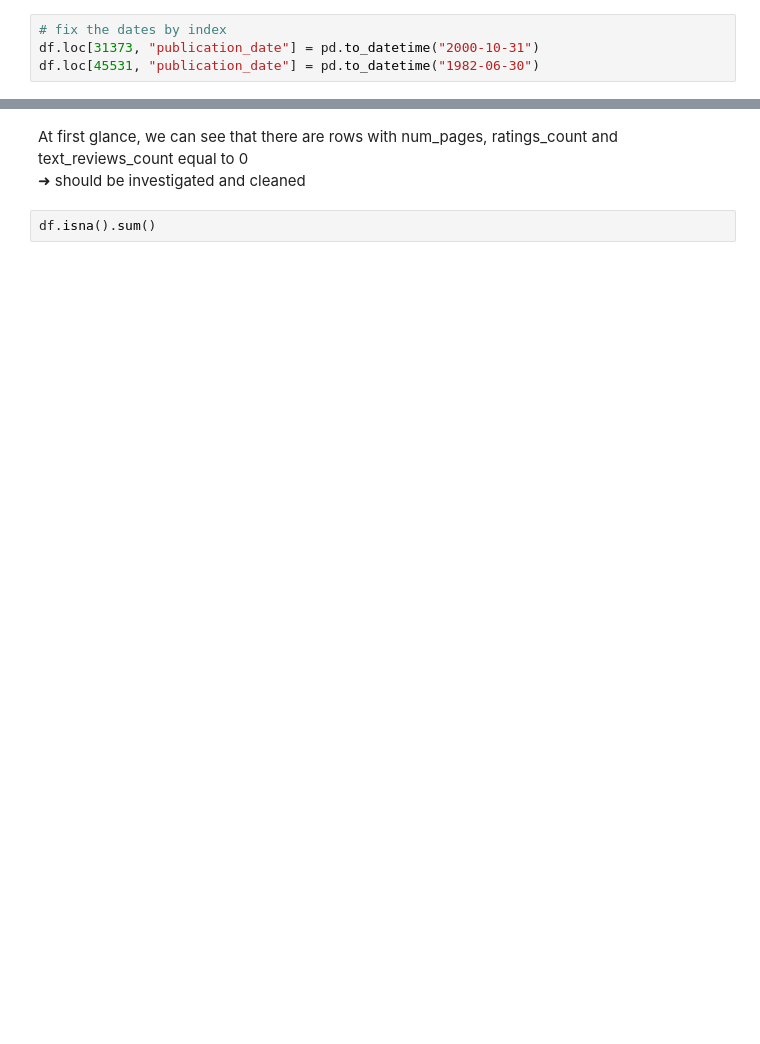
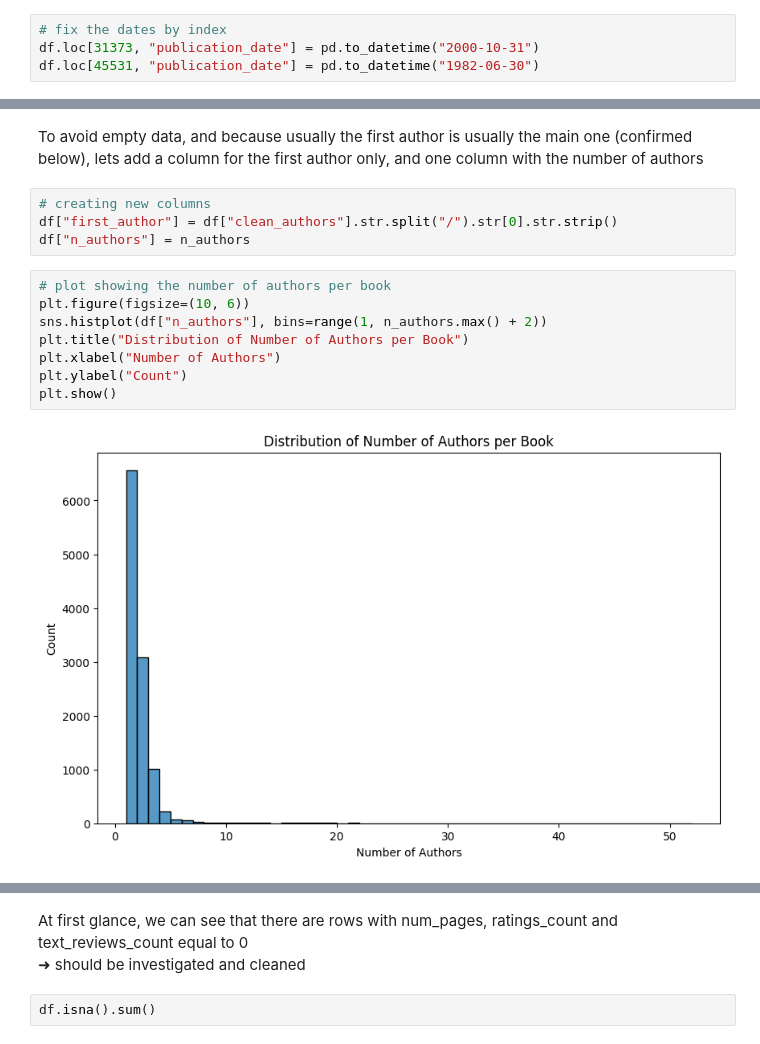
Before and after one commit to hyougo/Goodreads_Ratings_ML, a Jupyter notebook: notebooks/book_rating_pipeline_hugo.ipynb, the cells around one changed output, grey strips where cells are left out. Cells and saved outputs as stored; diff of their text form; blank space fills up the shorter version.

Commit message:
[Hugo] EDA & Cleaning - Notebook

```diff
--- a/notebooks/book_rating_pipeline_hugo.ipynb
+++ b/notebooks/book_rating_pipeline_hugo.ipynb
@@ -198,0 +279,16 @@ df.loc[45531, "publication_date"] = pd.to_datetime("1982-06-30")
+# %% [markdown]
+To avoid empty data, and because usually the first author is usually the main one (confirmed below), lets add a column for the first author only, and one column with the number of authors
+# %%
+# creating new columns
+df["first_author"] = df["clean_authors"].str.split("/").str[0].str.strip()
+df["n_authors"] = n_authors
+# %%
+# plot showing the number of authors per book
+plt.figure(figsize=(10, 6))
+sns.histplot(df["n_authors"], bins=range(1, n_authors.max() + 2))
+plt.title("Distribution of Number of Authors per Book")
+plt.xlabel("Number of Authors")
+plt.ylabel("Count")
+plt.show()
+# %% [output]
+[figure, added]
```
Also changed, not shown: parts of 58 cells of this notebook.
